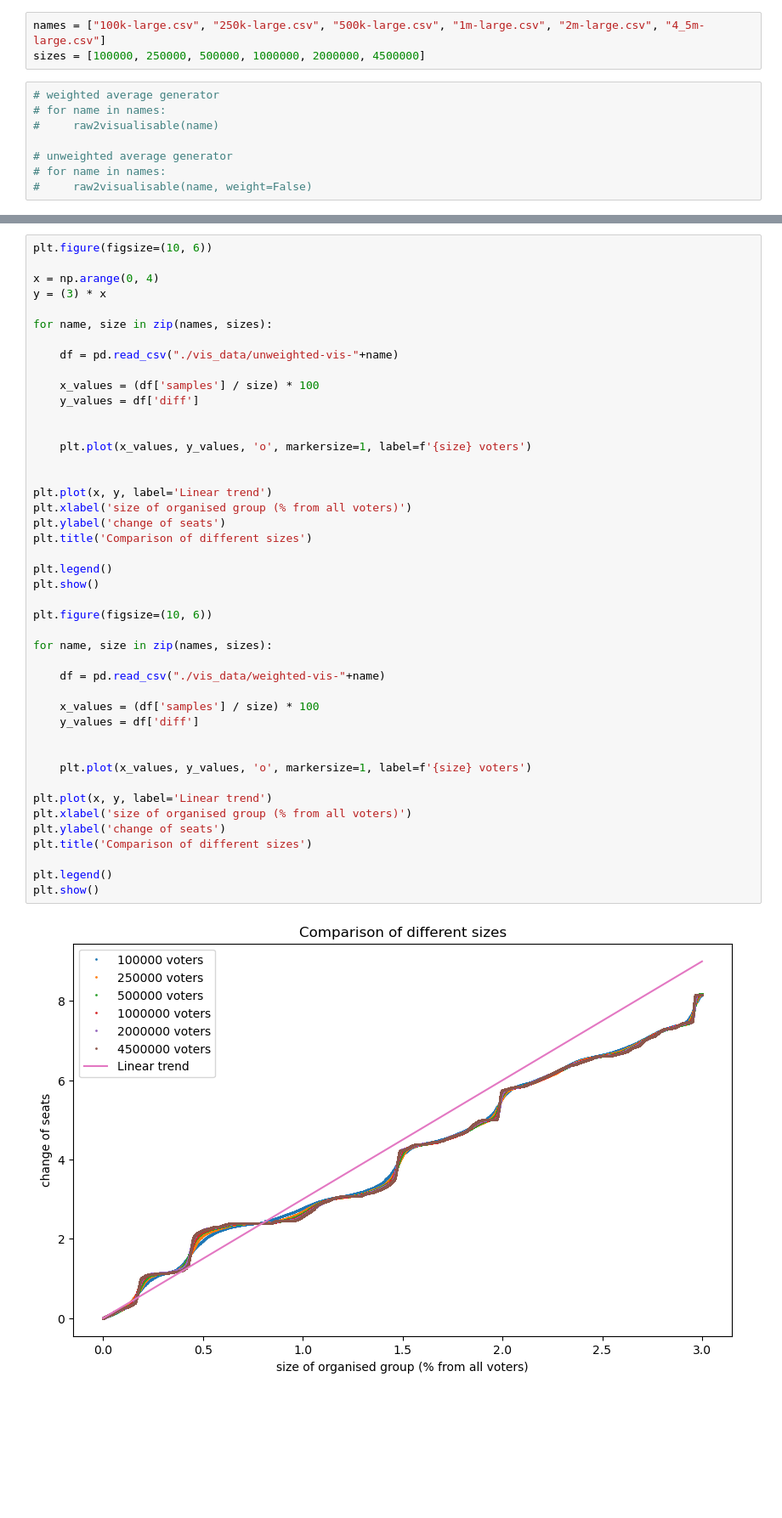
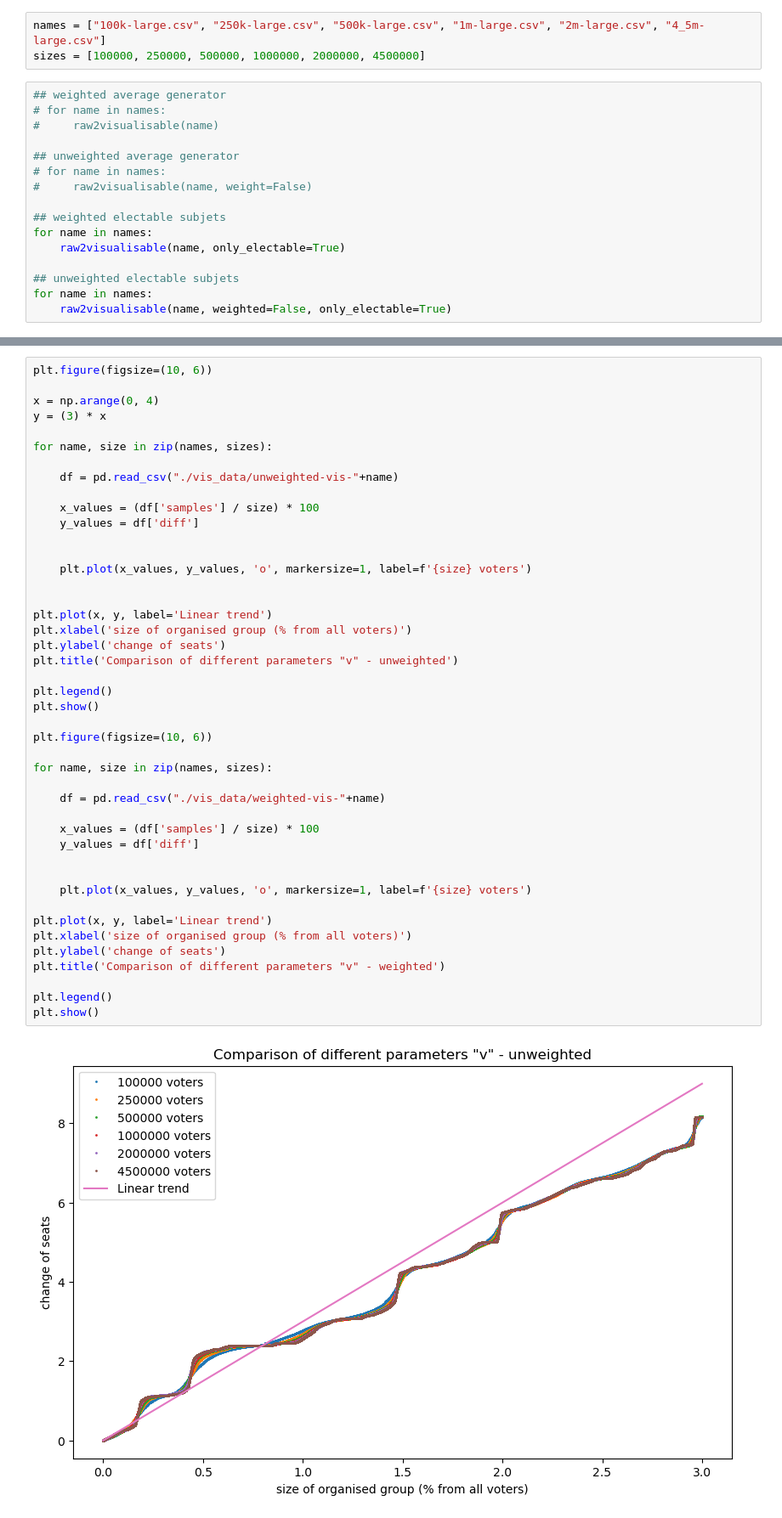
Before and after one commit to JnKamas/bc-praca, a Jupyter notebook: section_2_3.ipynb, the cells around one changed output, grey strips where cells are left out. Shown at 85% size. Drawn from its saved outputs; the diff is of its cells as text; blank space fills up the shorter version.

```diff
--- a/section_2_3.ipynb
+++ b/section_2_3.ipynb
@@ -4,10 +4,18 @@ from apportionment import *
 names = ["100k-large.csv", "250k-large.csv", "500k-large.csv", "1m-large.csv", "2m-large.csv", "4_5m-large.csv"]
 sizes = [100000, 250000, 500000, 1000000, 2000000, 4500000]
 # %%
-# weighted average generator
+## weighted average generator
 # for name in names:
 #     raw2visualisable(name)
 
-# unweighted average generator
+## unweighted average generator
 # for name in names:
 #     raw2visualisable(name, weight=False)
+
+## weighted electable subjets
+for name in names:
+    raw2visualisable(name, only_electable=True)
+
+## unweighted electable subjets
+for name in names:
+    raw2visualisable(name, weighted=False, only_electable=True)
@@ -34,33 +35,33 @@ for name, size in zip(names, sizes):
 
     plt.plot(x_values, y_values, 'o', markersize=1, label=f'{size} voters')
 
 
 plt.plot(x, y, label='Linear trend')
 plt.xlabel('size of organised group (% from all voters)')
 plt.ylabel('change of seats')
-plt.title('Comparison of different sizes')
+plt.title('Comparison of different parameters "v" - unweighted')
 
 plt.legend()
 plt.show()
 
 plt.figure(figsize=(10, 6))
 
 for name, size in zip(names, sizes):
 
     df = pd.read_csv("./vis_data/weighted-vis-"+name)
 
     x_values = (df['samples'] / size) * 100
     y_values = df['diff']
 
 
     plt.plot(x_values, y_values, 'o', markersize=1, label=f'{size} voters')
 
 plt.plot(x, y, label='Linear trend')
 plt.xlabel('size of organised group (% from all voters)')
 plt.ylabel('change of seats')
-plt.title('Comparison of different sizes')
+plt.title('Comparison of different parameters "v" - weighted')
 
 plt.legend()
 plt.show()
 # %% [output]
-[figure, old version]
+[figure, new version]
```
Also changed, not shown: parts of 3 cells of this notebook, 1 other file.
